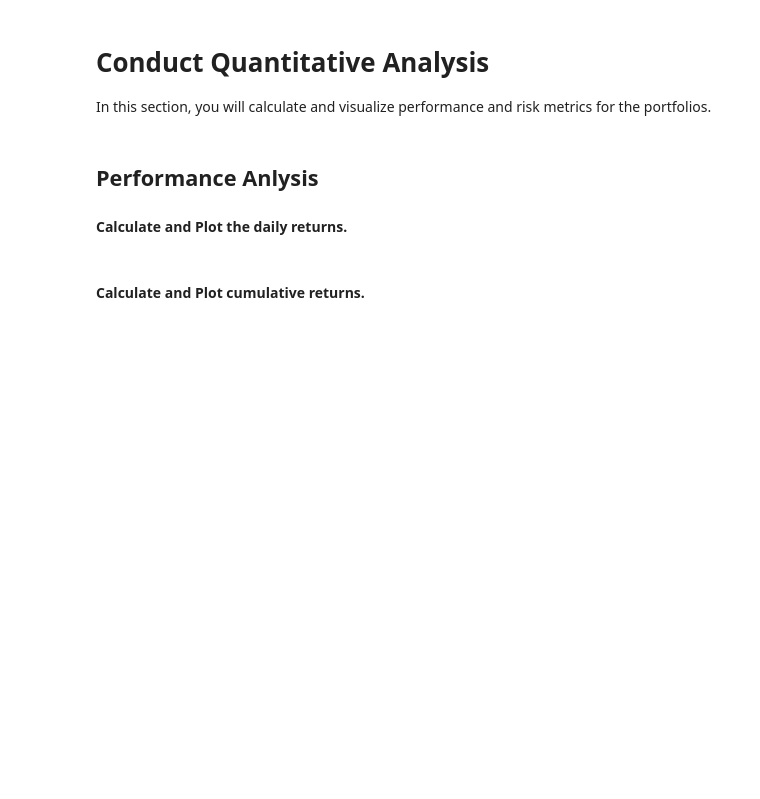
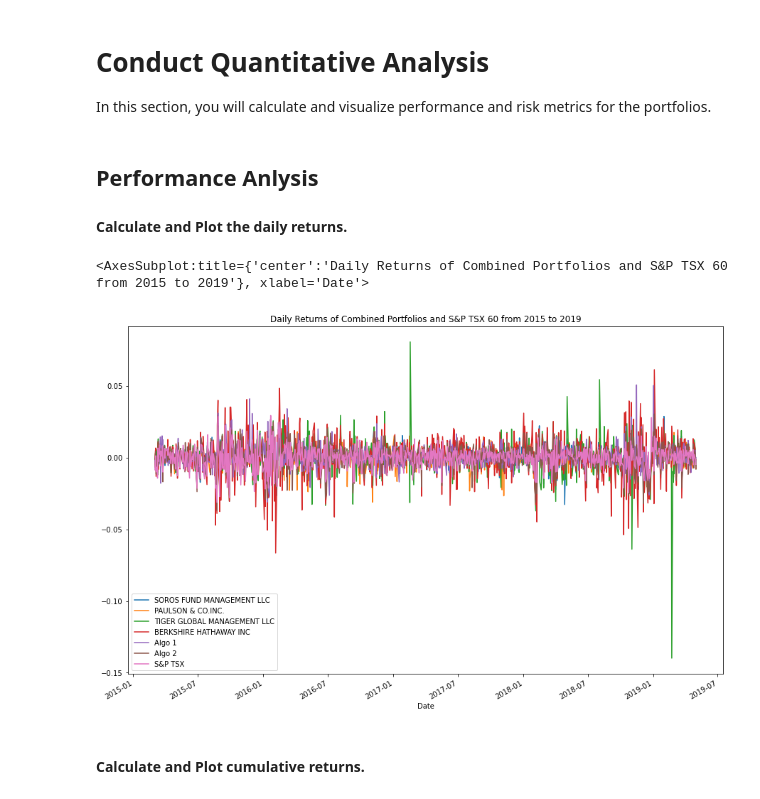
Before and after one commit to Kyyzer/week3-4-whale-analysis, a Jupyter notebook: Starter_Code/whale_analysis.ipynb, the cells around one changed output. Saved outputs shown, nothing was run; the diff lists cells and outputs as text; code cells hidden in the pictures; blank space fills up the shorter version.

```diff
--- a/Starter_Code/whale_analysis.ipynb
+++ b/Starter_Code/whale_analysis.ipynb
@@ -145,5 +145,5 @@ sp_tsx_daily_returns = sp_tsx_daily_returns.rename(columns = {"Close":"S&P TSX"}
 # %%
 # Join Whale Returns, Algorithmic Returns, and the S&P TSX 60 Returns into a single DataFrame with columns for each portfolio's returns.
 
-appended_returns = pd.concat([whale_returns_df, algo_returns_df, sp_tsx_daily_returns], axis = "columns", join = "inner")
+combined_returns = pd.concat([whale_returns_df, algo_returns_df, sp_tsx_daily_returns], axis = "columns", join = "inner")
 # %%
@@ -171,2 +169,8 @@ In this section, you will calculate and visualize performance and risk metrics f
+# %%
+# Plot daily returns of all portfolios
+combined_returns.plot(figsize = (15,10), title = "Daily Returns of Combined Portfolios and S&P TSX 60 from 2015 to 2019")
+# %% [output]
+<AxesSubplot:title={'center':'Daily Returns of Combined Portfolios and S&P TSX 60 from 2015 to 2019'}, xlabel='Date'>
+[figure, added]
 # %% [markdown]
 #### Calculate and Plot cumulative returns.
```
Also changed, not shown: parts of 40 cells of this notebook, 3 other files.
